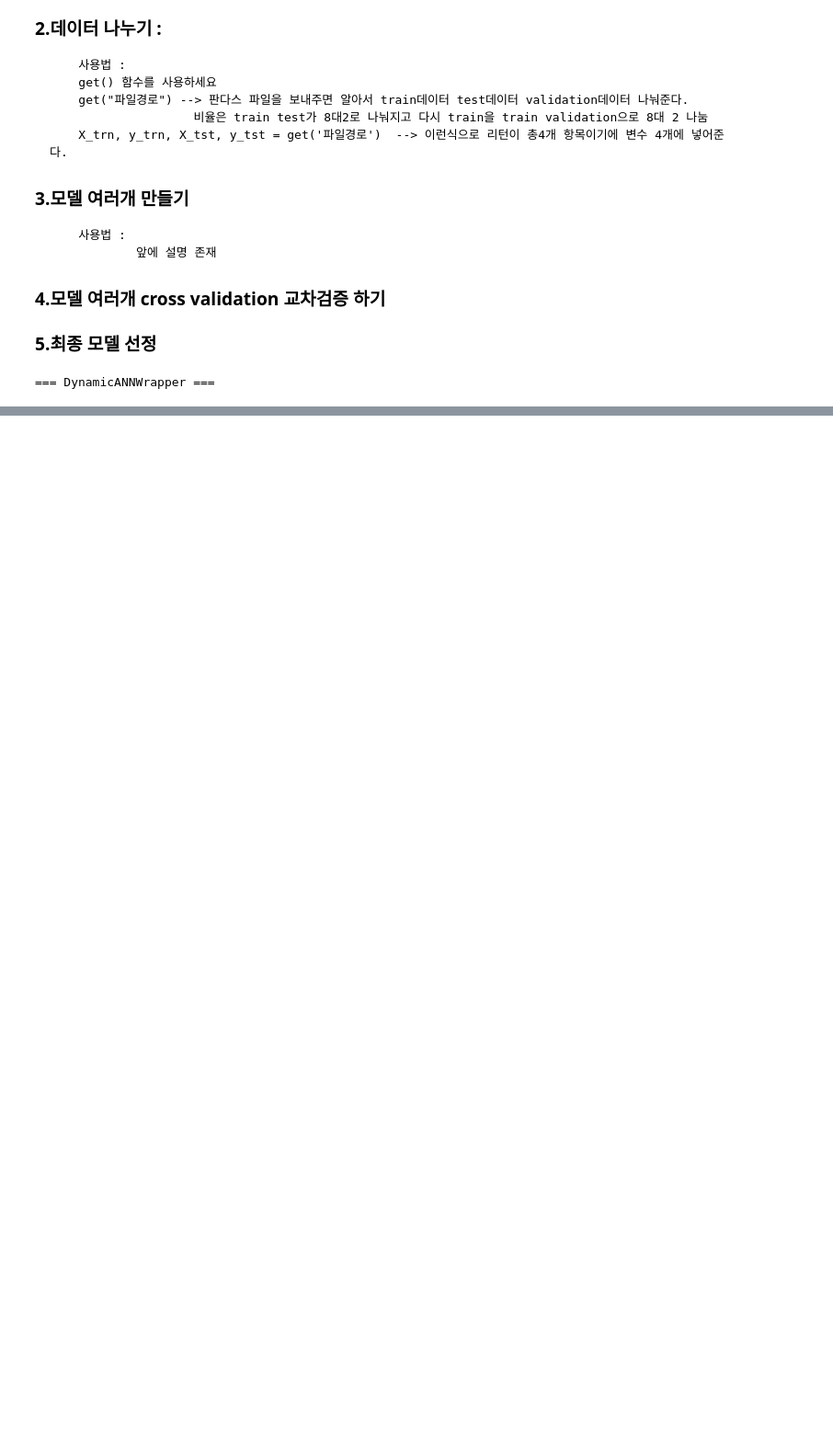
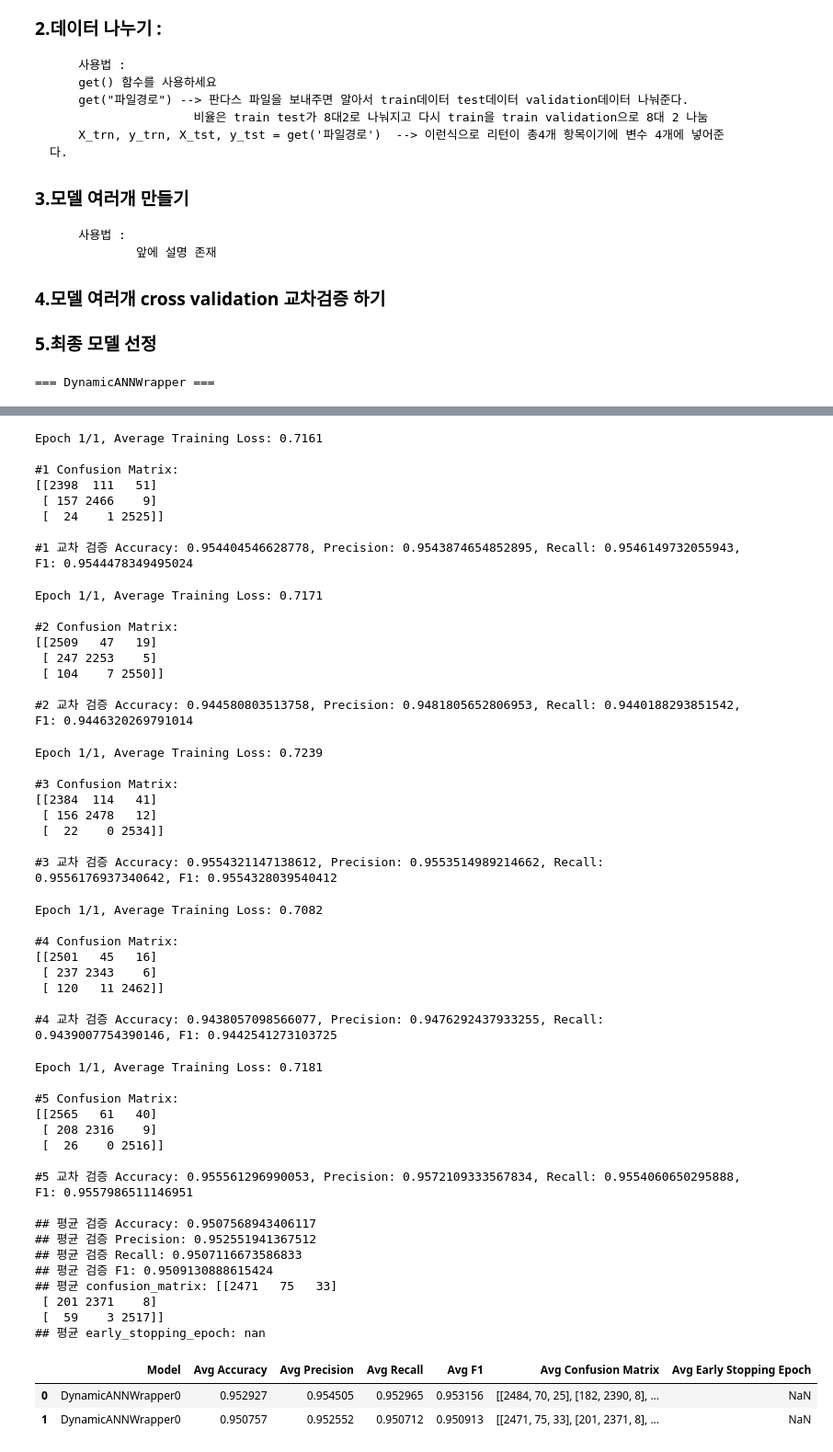
Before and after one commit to jungseoik/bicycle-accident-predict, a Jupyter notebook: seoik/factory.ipynb, the cells around one changed output, grey strips where cells are left out. Shown at 92% size. Drawn from its saved outputs; the diff is of its cells as text; code cells hidden in the pictures; blank space fills up the shorter version.

```diff
--- a/seoik/factory.ipynb
+++ b/seoik/factory.ipynb
@@ -38,3 +38,3 @@ df = prepro("data/base.csv",[])
 X_trn, y_trn, X_tst, y_tst = get('data/prepro_jung.csv')
 # %%
-models = create_models(X_trn, y_trn,'configW.json',4)
+models = create_models(X_trn, y_trn,'configW.json',2)
@@ -43,6 +41,5 @@ m = factory_model(X_trn,y_trn,"config.json")
 # %%
-models = create_models(X_trn,y_trn,"configW.json",4)
-df = models_cv(models,X_trn,y_trn,n_splits=5)
+df = models_cv(models,X_trn,y_trn)
 df.head()
 # %% [output]
 === DynamicANNWrapper ===
@@ -63,0 +97,52 @@ KeyboardInterrupt:
+Epoch 1/1, Average Training Loss: 0.7161
+
+#1 Confusion Matrix:
+[[2398  111   51]
+ [ 157 2466    9]
+ [  24    1 2525]]
+
+#1 교차 검증 Accuracy: 0.954404546628778, Precision: 0.9543874654852895, Recall: 0.9546149732055943, F1: 0.9544478349495024
+Epoch 1/1, Average Training Loss: 0.7171
+
+#2 Confusion Matrix:
+[[2509   47   19]
+ [ 247 2253    5]
+ [ 104    7 2550]]
+
+#2 교차 검증 Accuracy: 0.944580803513758, Precision: 0.9481805652806953, Recall: 0.9440188293851542, F1: 0.9446320269791014
+Epoch 1/1, Average Training Loss: 0.7239
+
+#3 Confusion Matrix:
+[[2384  114   41]
+ [ 156 2478   12]
+ [  22    0 2534]]
+
+#3 교차 검증 Accuracy: 0.9554321147138612, Precision: 0.9553514989214662, Recall: 0.9556176937340642, F1: 0.9554328039540412
+Epoch 1/1, Average Training Loss: 0.7082
+
+#4 Confusion Matrix:
+[[2501   45   16]
+ [ 237 2343    6]
+ [ 120   11 2462]]
+
+#4 교차 검증 Accuracy: 0.9438057098566077, Precision: 0.9476292437933255, Recall: 0.9439007754390146, F1: 0.9442541273103725
+Epoch 1/1, Average Training Loss: 0.7181
+
+#5 Confusion Matrix:
+[[2565   61   40]
+ [ 208 2316    9]
+ [  26    0 2516]]
+
+#5 교차 검증 Accuracy: 0.955561296990053, Precision: 0.9572109333567834, Recall: 0.9554060650295888, F1: 0.9557986511146951
+
+## 평균 검증 Accuracy: 0.9507568943406117
+## 평균 검증 Precision: 0.952551941367512
+## 평균 검증 Recall: 0.9507116673586833
+## 평균 검증 F1: 0.9509130888615424
+## 평균 confusion_matrix: [[2471   75   33]
+ [ 201 2371    8]
+ [  59    3 2517]]
+## 평균 early_stopping_epoch: nan
+|  | Model | Avg Accuracy | Avg Precision | Avg Recall | Avg F1 | Avg Confusion Matrix | Avg Early Stopping Epoch |
+| 0 | DynamicANNWrapper0 | 0.952927 | 0.954505 | 0.952965 | 0.953156 | [[2484, 70, 25], [182, 2390, 8], ... | NaN |
+| 1 | DynamicANNWrapper0 | 0.950757 | 0.952552 | 0.950712 | 0.950913 | [[2471, 75, 33], [201, 2371, 8], ... | NaN |
```
Also changed, not shown: parts of 6 cells of this notebook, 5 other files.
